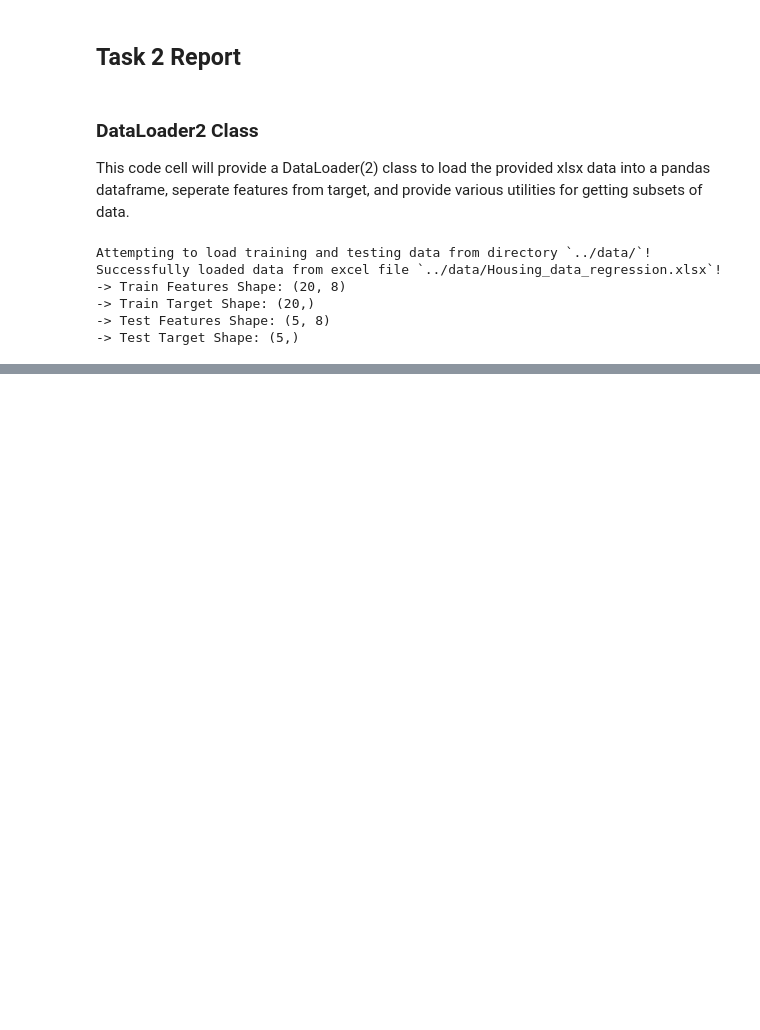
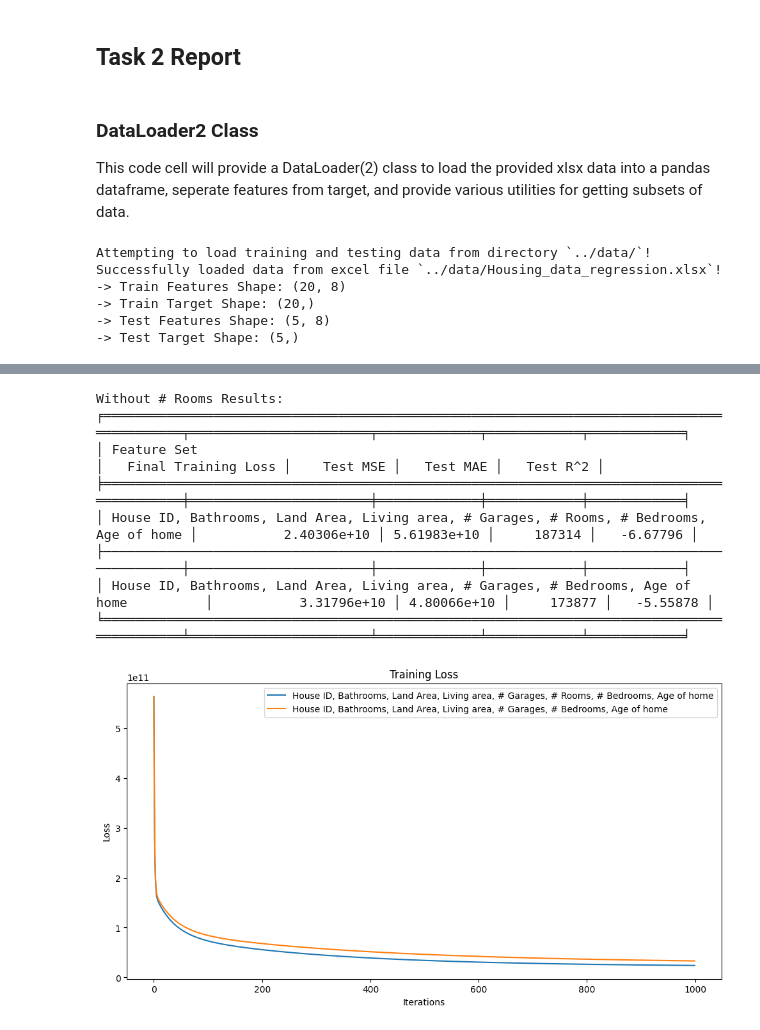
Before and after one commit to cmh02/COMP5630---Machine-Learning, a Jupyter notebook: Assignment1 - Linear Regression/src/assignment1_linearregression.ipynb, the cells around one changed output, grey strips where cells are left out. Drawn from its saved outputs; the diff is of its cells as text; code cells hidden in the pictures; blank space fills up the shorter version.

```diff
--- a/Assignment1 - Linear Regression/src/assignment1_linearregression.ipynb
+++ b/Assignment1 - Linear Regression/src/assignment1_linearregression.ipynb
@@ -573,3 +729,49 @@ This code cell will create linear regression models using various subsets of the
+# %%
+# Make results dataframe
+trainingLossesDf = pd.DataFrame(columns=["Feature Set"] + [f"Iteration{i+1}" for i in range(1000)])
+resultsDf = pd.DataFrame(columns=["Feature Set", "Final Training Loss", "Test MSE", "Test MAE", "Test R^2"])
+
+# Make model with all features, record results in df's
+Task2LinearRegressionModel = LinearRegression(learningRate=0.0001, numIterations=1000, muteOutput=True)
+trainingLosses = Task2LinearRegressionModel.trainModel(Task2DataLoader.trainFeatures.to_numpy(), Task2DataLoader.trainTarget.to_numpy())
+testMeanSquaredError, testMeanAbsoluteError, testRSquared, testPredictionsY = Task2LinearRegressionModel.testModel(Task2DataLoader.testFeatures.to_numpy(), Task2DataLoader.testTarget.to_numpy())
+trainingLossesDf.loc[len(trainingLossesDf)] = [", ".join(allFeatures)] + trainingLosses.tolist()
+resultsDf.loc[len(resultsDf)] = [", ".join(allFeatures), trainingLosses[-1], testMeanSquaredError, testMeanAbsoluteError, testRSquared]
+
+# Make model without # Rooms, record results in df's
+featureGroupAsList = [col for col in allFeatures if col != "# Rooms"]
+featureGroupAsString = ", ".join(featureGroupAsList)
+trainFeaturesSubset = Task2DataLoader.trainFeatures[featureGroupAsList]
+testFeaturesSubset = Task2DataLoader.testFeatures[featureGroupAsList]
+Task2LinearRegressionModel = LinearRegression(learningRate=0.0001, numIterations=1000, muteOutput=True)
+trainingLosses = Task2LinearRegressionModel.trainModel(trainFeaturesSubset.to_numpy(), Task2DataLoader.trainTarget.to_numpy())
+testMeanSquaredError, testMeanAbsoluteError, testRSquared, testPredictionsY = Task2LinearRegressionModel.testModel(testFeaturesSubset.to_numpy(), Task2DataLoader.testTarget.to_numpy())
+trainingLossesDf.loc[len(trainingLossesDf)] = [featureGroupAsString] + trainingLosses.tolist()
+resultsDf.loc[len(resultsDf)] = [featureGroupAsString, trainingLosses[-1], testMeanSquaredError, testMeanAbsoluteError, testRSquared]
+
+# Sort metrics dataframe and print
+print(f"Without # Rooms Results:")
+print(tabulate(resultsDf.values, headers=resultsDf.columns, tablefmt="fancy_grid"))
+
+# Sort training losses df and plot best 10
+fig, axs = plt.subplots(1, 1, figsize=(12, 6))
+axs.set_title("Training Loss")
+axs.set_xlabel("Iterations")
+axs.set_ylabel("Loss")
+for i in range(min(10, trainingLossesDf.shape[0])):
+	axs.plot(trainingLossesDf.iloc[i, 1:].to_numpy(dtype=float), label=trainingLossesDf.iloc[i, 0])
+axs.legend()
+plt.show()
+# %% [output]
+Without # Rooms Results:
+╒══════════════════════════════════════════════════════════════════════════════════════════╤═══════════════════════╤═════════════╤════════════╤════════════╕
+│ Feature Set                                                                              │   Final Training Loss │    Test MSE │   Test MAE │   Test R^2 │
+╞══════════════════════════════════════════════════════════════════════════════════════════╪═══════════════════════╪═════════════╪════════════╪════════════╡
+│ House ID, Bathrooms, Land Area, Living area, # Garages, # Rooms, # Bedrooms, Age of home │           2.40306e+10 │ 5.61983e+10 │     187314 │   -6.67796 │
+├──────────────────────────────────────────────────────────────────────────────────────────┼───────────────────────┼─────────────┼────────────┼────────────┤
+│ House ID, Bathrooms, Land Area, Living area, # Garages, # Bedrooms, Age of home          │           3.31796e+10 │ 4.80066e+10 │     173877 │   -5.55878 │
+╘══════════════════════════════════════════════════════════════════════════════════════════╧═══════════════════════╧═════════════╧════════════╧════════════╛
+[figure, added]
 # %%
 # Get list of all features
 allFeatures = Task2DataLoader.trainFeatures.columns.tolist()
```
Also changed, not shown: parts of 5 cells of this notebook.
